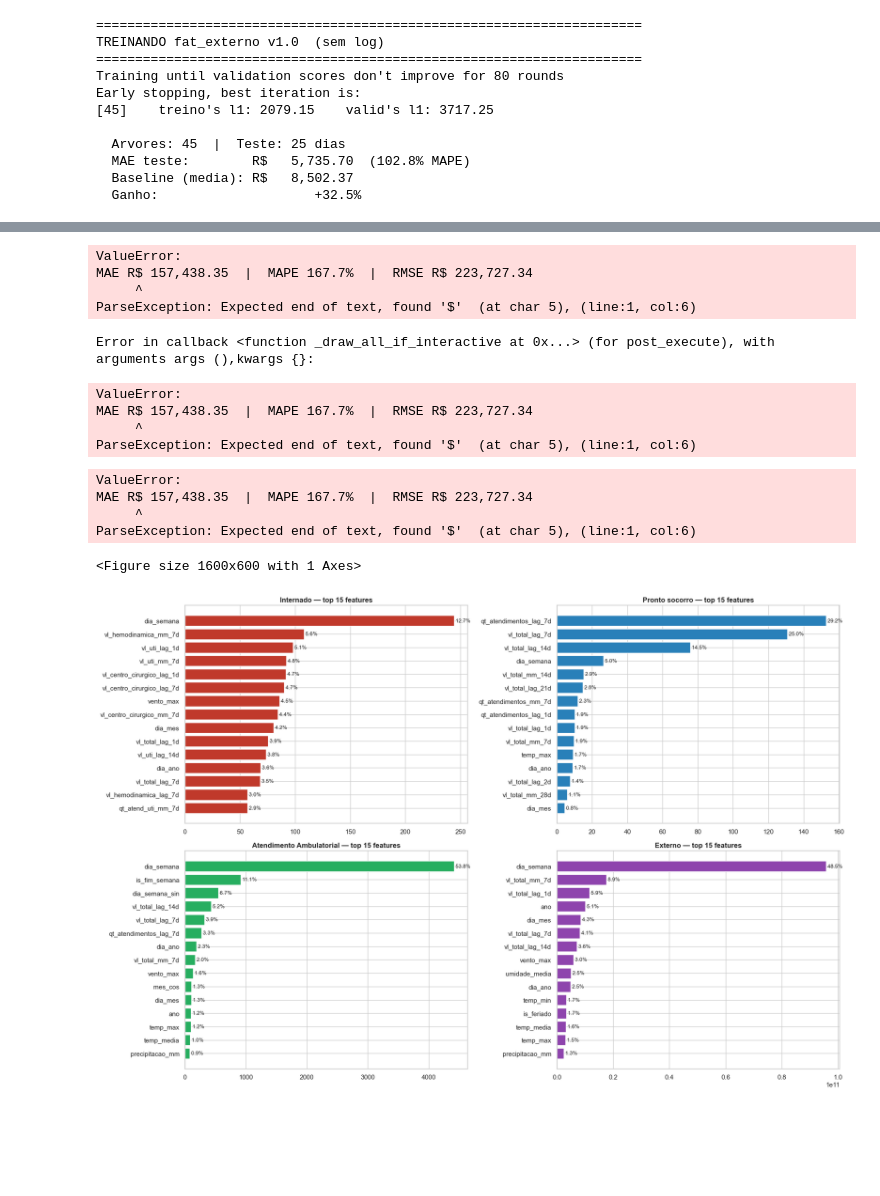
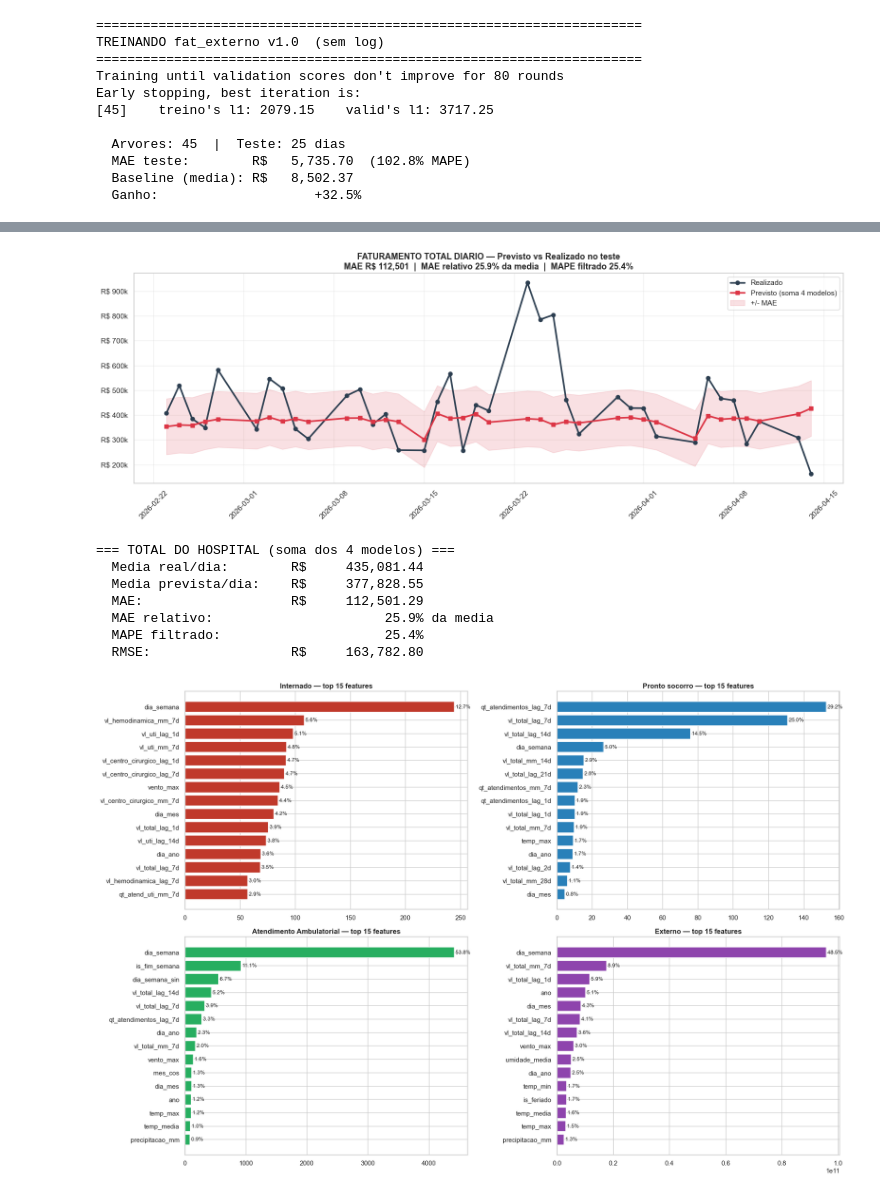
Before and after one commit to Lucasrx6/ML_predictPS, a Jupyter notebook: notebooks/02_treino_faturamento.ipynb, the cells around one changed output, grey strips where cells are left out. Drawn from its saved outputs; the diff is of its cells as text; code cells hidden in the pictures; blank space fills up the shorter version.

```diff
--- a/notebooks/02_treino_faturamento.ipynb
+++ b/notebooks/02_treino_faturamento.ipynb
@@ -586,63 +685,69 @@ plt.show()
 # %%
 # =============================================================================
-# Soma dos 4 modelos = previsao do faturamento TOTAL do hospital
-# Esta e a metrica headline pro painel
+# AJUSTE 4 — Total do hospital com titulo corrigido (sem bug do $)
 # =============================================================================
 
-# Alinha os 4 resultados pelas mesmas datas
 datas_teste_comuns = sorted(set.intersection(*[
     set(r['datas_teste']) for r in resultados.values()
 ]))
 
 real_total = np.zeros(len(datas_teste_comuns))
 pred_total = np.zeros(len(datas_teste_comuns))
 
 for codigo, r in resultados.items():
     s_real = pd.Series(r['real_teste'], index=r['datas_teste'])
     s_pred = pd.Series(r['pred_teste'], index=r['datas_teste'])
     real_total += s_real.reindex(datas_teste_comuns).fillna(0).values
     pred_total += s_pred.reindex(datas_teste_comuns).fillna(0).values
 
 mae_total = mean_absolute_error(real_total, pred_total)
-mape_total = np.mean(np.abs((real_total - pred_total) / np.maximum(real_total, 1))) * 100
 rmse_total = np.sqrt(mean_squared_error(real_total, pred_total))
+media_real_total = real_total.mean()
+mae_relativo_total = mae_total / media_real_total * 100
+
+mediana_total = np.median(real_total)
+mask_total = real_total >= mediana_total * 0.2
+mape_total_filtrado = np.mean(np.abs(
+    (real_total[mask_total] - pred_total[mask_total]) / real_total[mask_total]
+)) * 100
 
 fig, ax = plt.subplots(figsize=(16, 6))
 ax.plot(datas_teste_comuns, real_total, 'o-', color='#2c3e50', label='Realizado', linewidth=2.5)
 ax.plot(datas_teste_comuns, pred_total, 's-', color='#dc3545', label='Previsto (soma 4 modelos)', linewidth=2.5)
 ax.fill_between(datas_teste_comuns, pred_total - mae_total, pred_total + mae_total,
-                alpha=0.15, color='#dc3545', label=f'+- MAE')
-ax.set_title(f'FATURAMENTO TOTAL DIARIO — Previsto vs Realizado no teste\n'
-             f'MAE R$ {mae_total:,.2f}  |  MAPE {mape_total:.1f}%  |  RMSE R$ {rmse_total:,.2f}',
-             fontsize=14, fontweight='bold')
+                alpha=0.15, color='#dc3545', label='+/- MAE')
+
+# AJUSTE 4: escapa o $ com \$ pra matplotlib nao interpretar como LaTeX
+titulo = (f'FATURAMENTO TOTAL DIARIO — Previsto vs Realizado no teste\n'
+          f'MAE R\\$ {mae_total:,.0f}  |  '
+          f'MAE relativo {mae_relativo_total:.1f}% da media  |  '
+          f'MAPE filtrado {mape_total_filtrado:.1f}%')
+ax.set_title(titulo, fontsize=13, fontweight='bold')
+
 ax.yaxis.set_major_formatter(plt.matplotlib.ticker.FuncFormatter(
-    lambda x, _: f'R$ {x/1000:.0f}k'))
+    lambda x, _: f'R\\$ {x/1000:.0f}k'))
 ax.legend()
 ax.grid(alpha=0.3)
+ax.tick_params(axis='x', rotation=45)
 plt.tight_layout()
 plt.show()
 
 print(f"\n=== TOTAL DO HOSPITAL (soma dos 4 modelos) ===")
-print(f"  MAE:         R$ {mae_total:>14,.2f}")
-print(f"  MAPE:               {mape_total:>5.1f}%")
-print(f"  RMSE:        R$ {rmse_total:>14,.2f}")
-print(f"  Media real:  R$ {real_total.mean():>14,.2f}/dia")
-print(f"  Media prev:  R$ {pred_total.mean():>14,.2f}/dia")
+print(f"  Media real/dia:        R$ {media_real_total:>14,.2f}")
+print(f"  Media prevista/dia:    R$ {pred_total.mean():>14,.2f}")
+print(f"  MAE:                   R$ {mae_total:>14,.2f}")
+print(f"  MAE relativo:                     {mae_relativo_total:>5.1f}% da media")
+print(f"  MAPE filtrado:                    {mape_total_filtrado:>5.1f}%")
+print(f"  RMSE:                  R$ {rmse_total:>14,.2f}")
 # %% [output]
+[figure, added]
-ValueError:
-MAE R$ 157,438.35  |  MAPE 167.7%  |  RMSE R$ 223,727.34
-     ^
-ParseException: Expected end of text, found '$'  (at char 5), (line:1, col:6)
+=== TOTAL DO HOSPITAL (soma dos 4 modelos) ===
+  Media real/dia:        R$     435,081.44
+  Media prevista/dia:    R$     377,828.55
+  MAE:                   R$     112,501.29
+  MAE relativo:                      25.9% da media
+  MAPE filtrado:                     25.4%
+  RMSE:                  R$     163,782.80
-Error in callback <function _draw_all_if_interactive at 0x...> (for post_execute), with arguments args (),kwargs {}:
-ValueError:
-MAE R$ 157,438.35  |  MAPE 167.7%  |  RMSE R$ 223,727.34
-     ^
-ParseException: Expected end of text, found '$'  (at char 5), (line:1, col:6)
-ValueError:
-MAE R$ 157,438.35  |  MAPE 167.7%  |  RMSE R$ 223,727.34
-     ^
-ParseException: Expected end of text, found '$'  (at char 5), (line:1, col:6)
-<Figure size 1600x600 with 1 Axes>
 # %%
 # =============================================================================
 # Top features de cada modelo
```
Also changed, not shown: parts of 8 cells of this notebook, 1 other file.
